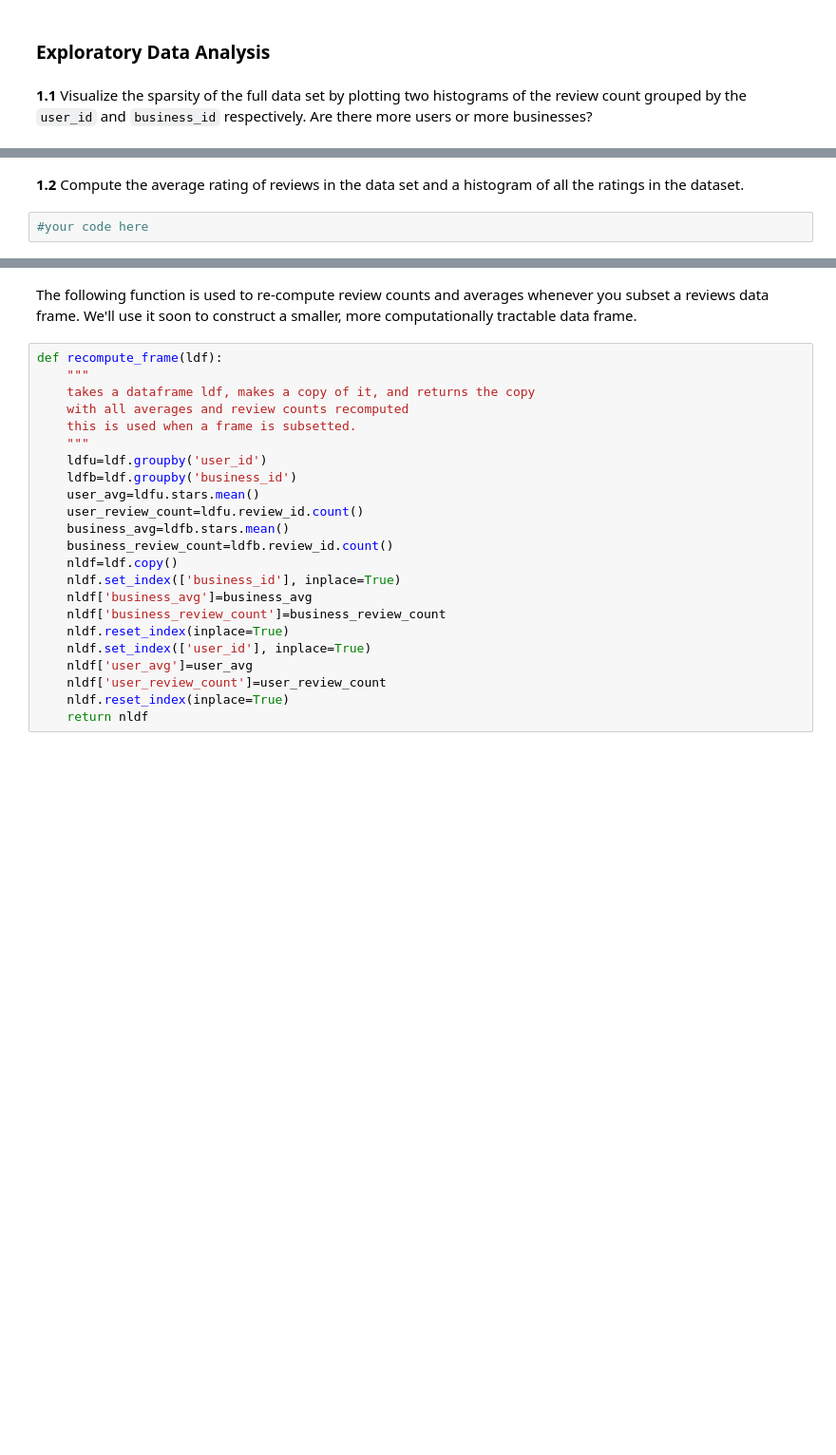
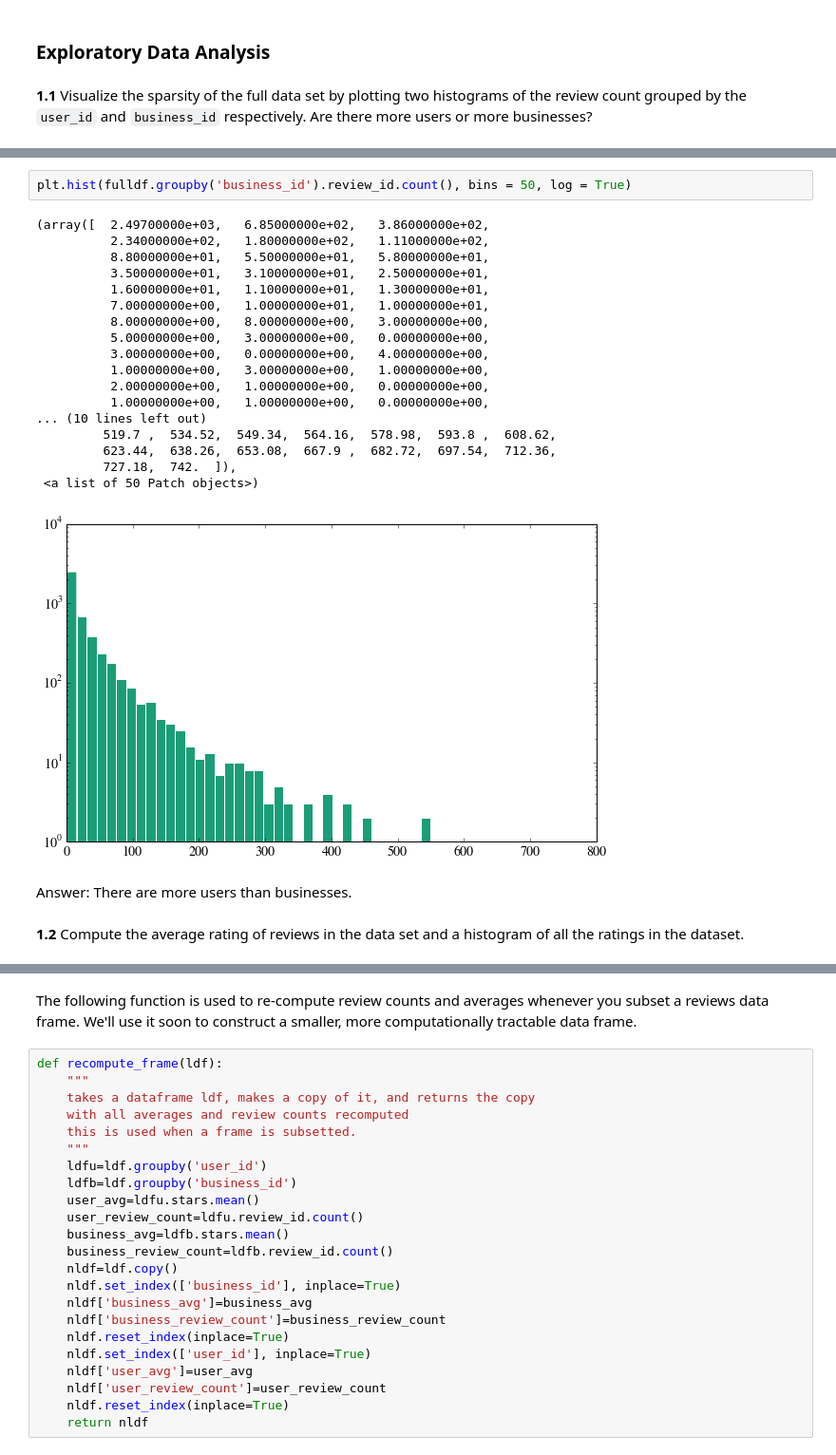
Before and after one commit to dennisi/content, a Jupyter notebook: HW4.ipynb, the cells around one changed output, grey strips where cells are left out. Shown: that part at 95% size. Drawn from its saved outputs; the diff is of its cells as text; blank space fills up the shorter version.

```diff
--- a/HW4.ipynb
+++ b/HW4.ipynb
@@ -194,4 +212,25 @@ Lets implement this simpler global recommender first.
+# %%
+plt.hist(fulldf.groupby('business_id').review_id.count(), bins = 50, log = True)
+# %% [output]
+(array([  2.49700000e+03,   6.85000000e+02,   3.86000000e+02,
+          2.34000000e+02,   1.80000000e+02,   1.11000000e+02,
+          8.80000000e+01,   5.50000000e+01,   5.80000000e+01,
+          3.50000000e+01,   3.10000000e+01,   2.50000000e+01,
+          1.60000000e+01,   1.10000000e+01,   1.30000000e+01,
+          7.00000000e+00,   1.00000000e+01,   1.00000000e+01,
+          8.00000000e+00,   8.00000000e+00,   3.00000000e+00,
+          5.00000000e+00,   3.00000000e+00,   0.00000000e+00,
+          3.00000000e+00,   0.00000000e+00,   4.00000000e+00,
+          1.00000000e+00,   3.00000000e+00,   1.00000000e+00,
+          2.00000000e+00,   1.00000000e+00,   0.00000000e+00,
+          1.00000000e+00,   1.00000000e+00,   0.00000000e+00,
+... (10 lines left out)
+         519.7 ,  534.52,  549.34,  564.16,  578.98,  593.8 ,  608.62,
+         623.44,  638.26,  653.08,  667.9 ,  682.72,  697.54,  712.36,
+         727.18,  742.  ]),
+ <a list of 50 Patch objects>)
+[figure, added]
+# %% [markdown]
+Answer: There are more users than businesses.
 # %% [markdown]
 **1.2** Compute the average rating of reviews in the data set and a histogram of all the ratings in the dataset.
-# %%
-#your code here
```
Also changed, not shown: parts of 77 cells of this notebook, 1 other file.
